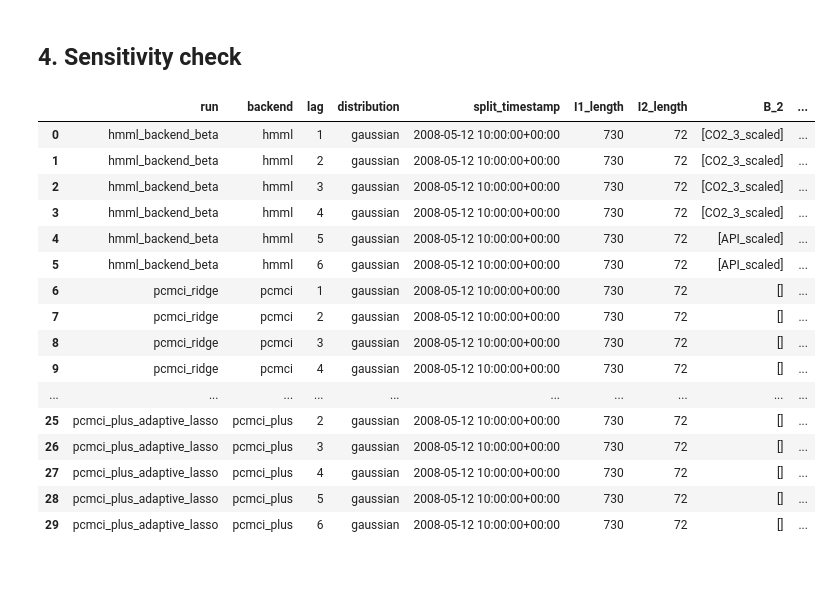
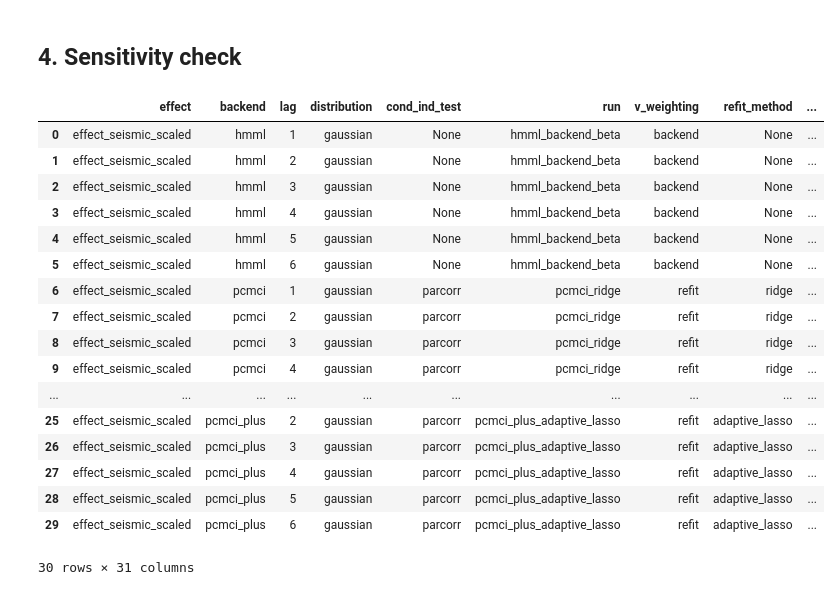
Before and after one commit to alectois/Distinguishing-Causes-and-Triggers-in-Volcanic-and-Seismic-Processes, a Jupyter notebook: notebooks/etna_cause_trigger.ipynb, the cells around one changed output. Saved outputs shown, nothing was run; the diff lists cells and outputs as text; code cells hidden in the pictures.

```diff
--- a/notebooks/etna_cause_trigger.ipynb
+++ b/notebooks/etna_cause_trigger.ipynb
@@ -27,7 +27,12 @@ from cause_trigger_etna import *
 ETNA_PATH = DATA_DIR / "etna_final.csv"
 EVENT_TIME = pd.Timestamp("2008-05-12 06:28:00", tz="UTC")
 # %%
-X = load_model_frame(ETNA_PATH)
+X_full = load_model_frame(ETNA_PATH)
+
+CASE_START = EVENT_TIME - pd.Timedelta(days=7)
+CASE_END = EVENT_TIME + pd.Timedelta(days=3)
+
+X = X_full.loc[CASE_START:CASE_END].copy()
 
 display(pd.DataFrame([model_overview(X, EFFECT)]))
 # %% [output]
@@ -43,7 +48,7 @@ from parameter_extraction import find_parameters
 selected_distribution, selected_lag = find_parameters(
     X=X,
     target_series=X[EFFECT],
-    max_lags=6,
+    max_lags=12,
     criterion="aic",
     fallback_lag=1,
     fallback_distribution="gaussian",
@@ -65,14 +70,9 @@ workflow = EtnaWorkflowConfig(
     event_time=EVENT_TIME,
     alpha=0.05,
     selected_lag=int(selected_lag),
-    max_lags=6,
+    max_lags=12,
     min_I1_length=48,
     min_I2_length=48,
-    split_method="local_response",
-    split_direction="increase",
-    split_response_length=72,
-    split_search_start=EVENT_TIME - pd.Timedelta(days=3),
-    split_search_end=EVENT_TIME + pd.Timedelta(days=1),
     distribution=selected_distribution,
     parameter_source="automatic",
 )
@@ -178,25 +149,26 @@ sensitivity = run_sensitivity_grid(
     cond_ind_test="parcorr",
 )
 # %%
-display(compact_sensitivity(sensitivity))
+display(sensitivity)
 # %% [output]
-|  | run | backend | lag | distribution | split_timestamp | I1_length | I2_length | B_2 | ... |
-| 0 | hmml_backend_beta | hmml | 1 | gaussian | 2008-05-12 10:00:00+00:00 | 730 | 72 | [CO2_3_scaled] | ... |
-| 1 | hmml_backend_beta | hmml | 2 | gaussian | 2008-05-12 10:00:00+00:00 | 730 | 72 | [CO2_3_scaled] | ... |
-| 2 | hmml_backend_beta | hmml | 3 | gaussian | 2008-05-12 10:00:00+00:00 | 730 | 72 | [CO2_3_scaled] | ... |
-| 3 | hmml_backend_beta | hmml | 4 | gaussian | 2008-05-12 10:00:00+00:00 | 730 | 72 | [CO2_3_scaled] | ... |
-| 4 | hmml_backend_beta | hmml | 5 | gaussian | 2008-05-12 10:00:00+00:00 | 730 | 72 | [API_scaled] | ... |
-| 5 | hmml_backend_beta | hmml | 6 | gaussian | 2008-05-12 10:00:00+00:00 | 730 | 72 | [API_scaled] | ... |
-| 6 | pcmci_ridge | pcmci | 1 | gaussian | 2008-05-12 10:00:00+00:00 | 730 | 72 | [] | ... |
-| 7 | pcmci_ridge | pcmci | 2 | gaussian | 2008-05-12 10:00:00+00:00 | 730 | 72 | [] | ... |
-| 8 | pcmci_ridge | pcmci | 3 | gaussian | 2008-05-12 10:00:00+00:00 | 730 | 72 | [] | ... |
-| 9 | pcmci_ridge | pcmci | 4 | gaussian | 2008-05-12 10:00:00+00:00 | 730 | 72 | [] | ... |
+|  | effect | backend | lag | distribution | cond_ind_test | run | v_weighting | refit_method | ... |
+| 0 | effect_seismic_scaled | hmml | 1 | gaussian | None | hmml_backend_beta | backend | None | ... |
+| 1 | effect_seismic_scaled | hmml | 2 | gaussian | None | hmml_backend_beta | backend | None | ... |
+| 2 | effect_seismic_scaled | hmml | 3 | gaussian | None | hmml_backend_beta | backend | None | ... |
+| 3 | effect_seismic_scaled | hmml | 4 | gaussian | None | hmml_backend_beta | backend | None | ... |
+| 4 | effect_seismic_scaled | hmml | 5 | gaussian | None | hmml_backend_beta | backend | None | ... |
+| 5 | effect_seismic_scaled | hmml | 6 | gaussian | None | hmml_backend_beta | backend | None | ... |
+| 6 | effect_seismic_scaled | pcmci | 1 | gaussian | parcorr | pcmci_ridge | refit | ridge | ... |
+| 7 | effect_seismic_scaled | pcmci | 2 | gaussian | parcorr | pcmci_ridge | refit | ridge | ... |
+| 8 | effect_seismic_scaled | pcmci | 3 | gaussian | parcorr | pcmci_ridge | refit | ridge | ... |
+| 9 | effect_seismic_scaled | pcmci | 4 | gaussian | parcorr | pcmci_ridge | refit | ridge | ... |
 | ... | ... | ... | ... | ... | ... | ... | ... | ... | ... |
-| 25 | pcmci_plus_adaptive_lasso | pcmci_plus | 2 | gaussian | 2008-05-12 10:00:00+00:00 | 730 | 72 | [] | ... |
-| 26 | pcmci_plus_adaptive_lasso | pcmci_plus | 3 | gaussian | 2008-05-12 10:00:00+00:00 | 730 | 72 | [] | ... |
-| 27 | pcmci_plus_adaptive_lasso | pcmci_plus | 4 | gaussian | 2008-05-12 10:00:00+00:00 | 730 | 72 | [] | ... |
-| 28 | pcmci_plus_adaptive_lasso | pcmci_plus | 5 | gaussian | 2008-05-12 10:00:00+00:00 | 730 | 72 | [] | ... |
-| 29 | pcmci_plus_adaptive_lasso | pcmci_plus | 6 | gaussian | 2008-05-12 10:00:00+00:00 | 730 | 72 | [] | ... |
+| 25 | effect_seismic_scaled | pcmci_plus | 2 | gaussian | parcorr | pcmci_plus_adaptive_lasso | refit | adaptive_lasso | ... |
+| 26 | effect_seismic_scaled | pcmci_plus | 3 | gaussian | parcorr | pcmci_plus_adaptive_lasso | refit | adaptive_lasso | ... |
+| 27 | effect_seismic_scaled | pcmci_plus | 4 | gaussian | parcorr | pcmci_plus_adaptive_lasso | refit | adaptive_lasso | ... |
+| 28 | effect_seismic_scaled | pcmci_plus | 5 | gaussian | parcorr | pcmci_plus_adaptive_lasso | refit | adaptive_lasso | ... |
+| 29 | effect_seismic_scaled | pcmci_plus | 6 | gaussian | parcorr | pcmci_plus_adaptive_lasso | refit | adaptive_lasso | ... |
+30 rows × 31 columns
 # %%
 display(accepted_sensitivity_rows(sensitivity))
 # %% [output]
```
Also changed, not shown: parts of 6 cells of this notebook, 4 other files.
